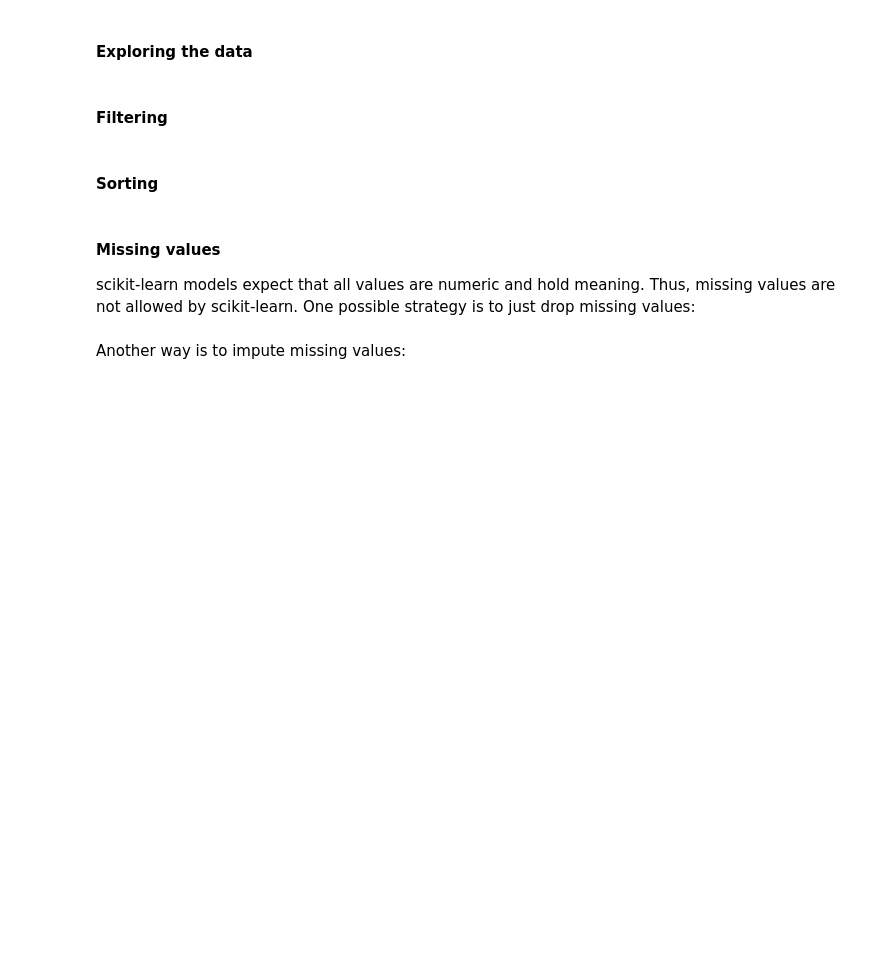
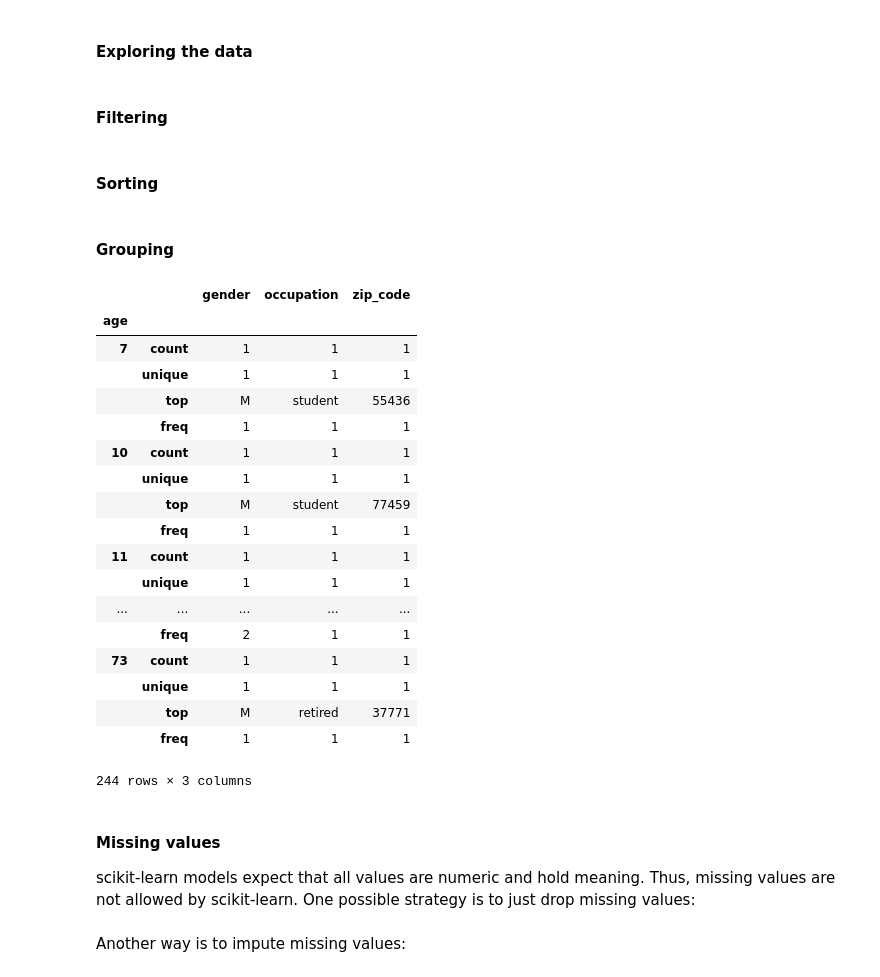
Before and after one commit to mikaelasquirchuk/DAT8SYD, a Jupyter notebook: notes/Notes.ipynb, the cells around one changed output. Saved outputs shown, nothing was run; the diff lists cells and outputs as text; code cells hidden in the pictures; blank space fills up the shorter version.

```diff
--- a/notes/Notes.ipynb
+++ b/notes/Notes.ipynb
@@ -145,6 +145,31 @@ users.age.sort_values()                   # sort a column
 users.sort_values(by='age')                   # sort a DataFrame by a single column
 users.sort_values(by='age', ascending=False)  # use descending order instead
 users.sort_values(by=['occupation', 'age'])   # sort by multiple columns
+# %% [markdown]
+#### Grouping
+# %%
+byage = users.groupby('age')
+byage.describe()
+# %% [output]
+|  |  | gender | occupation | zip_code |
+| age |  |  |  |  |
+| 7 | count | 1 | 1 | 1 |
+|  | unique | 1 | 1 | 1 |
+|  | top | M | student | 55436 |
+|  | freq | 1 | 1 | 1 |
+| 10 | count | 1 | 1 | 1 |
+|  | unique | 1 | 1 | 1 |
+|  | top | M | student | 77459 |
+|  | freq | 1 | 1 | 1 |
+| 11 | count | 1 | 1 | 1 |
+|  | unique | 1 | 1 | 1 |
+| ... | ... | ... | ... | ... |
+|  | freq | 2 | 1 | 1 |
+| 73 | count | 1 | 1 | 1 |
+|  | unique | 1 | 1 | 1 |
+|  | top | M | retired | 37771 |
+|  | freq | 1 | 1 | 1 |
+244 rows × 3 columns
 # %% [markdown]
 #### Missing values
 scikit-learn models expect that all values are numeric and hold meaning. Thus, missing values are not allowed by scikit-learn. One possible strategy is to just drop missing values:
```
Also changed, not shown: parts of 9 cells of this notebook.
